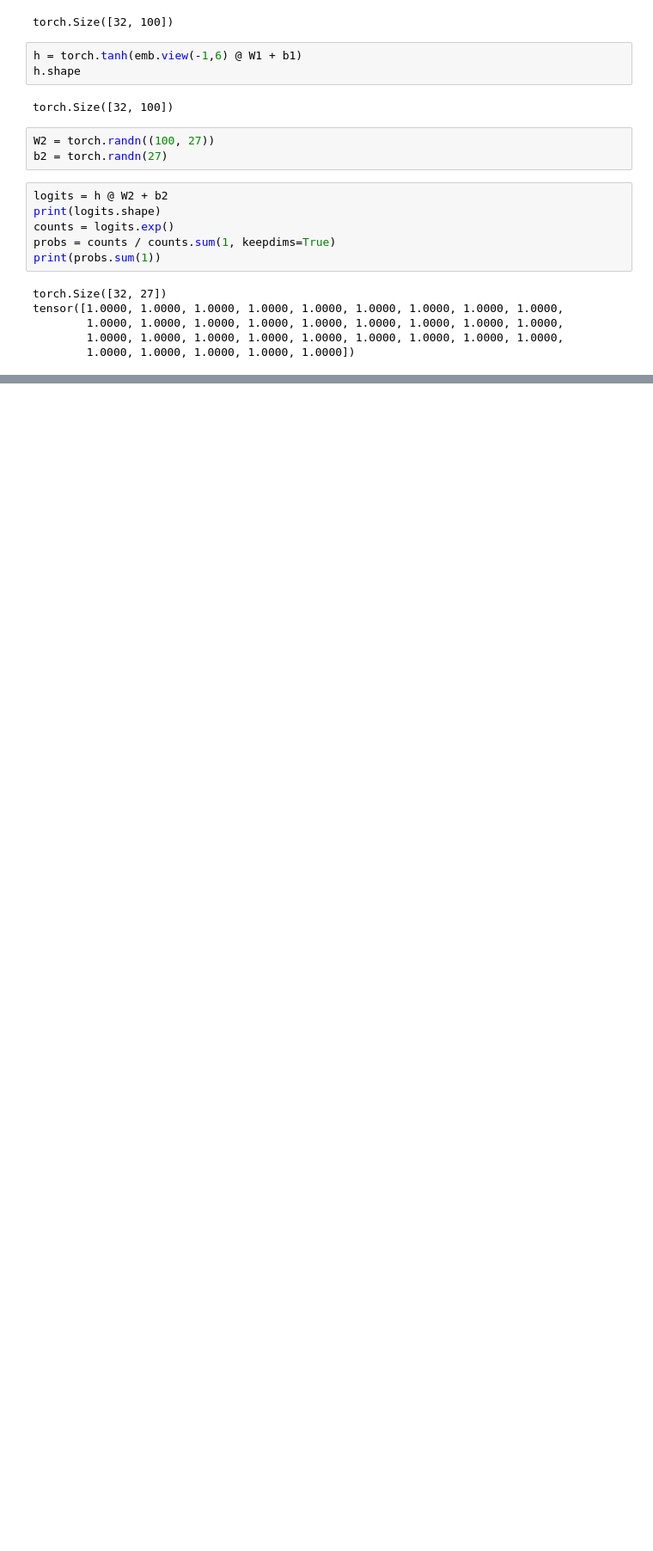
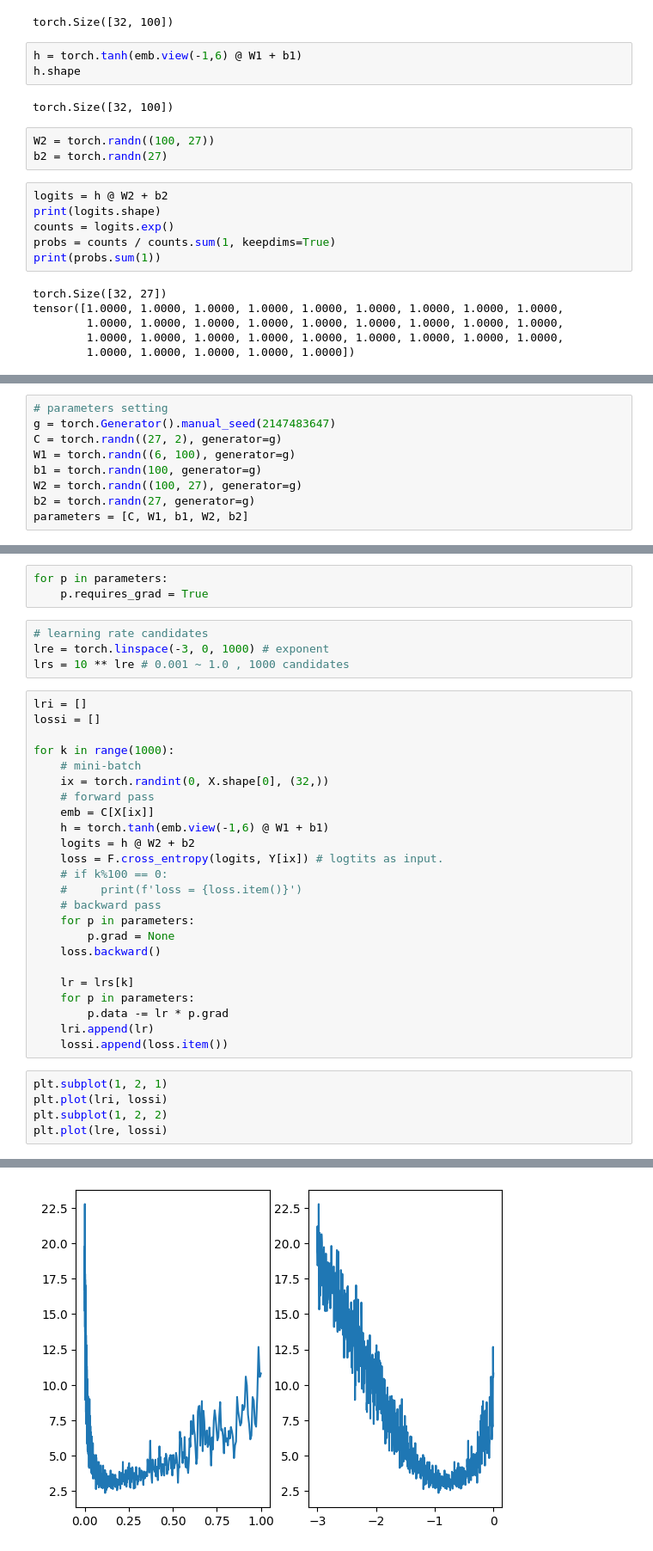
Before and after one commit to HJoonKwon/makemore, a Jupyter notebook: lecture_mlp.ipynb, the cells around one changed output, grey strips where cells are left out. Shown at 86% size. Saved outputs shown, nothing was run; the diff lists cells and outputs as text; blank space fills up the shorter version.

```diff
--- a/lecture_mlp.ipynb
+++ b/lecture_mlp.ipynb
@@ -124,0 +169,9 @@ tensor([1.0000, 1.0000, 1.0000, 1.0000, 1.0000, 1.0000, 1.0000, 1.0000, 1.0000,
+# %%
+# parameters setting
+g = torch.Generator().manual_seed(2147483647)
+C = torch.randn((27, 2), generator=g)
+W1 = torch.randn((6, 100), generator=g)
+b1 = torch.randn(100, generator=g)
+W2 = torch.randn((100, 27), generator=g)
+b2 = torch.randn(27, generator=g)
+parameters = [C, W1, b1, W2, b2]
@@ -124,0 +182,37 @@ tensor([1.0000, 1.0000, 1.0000, 1.0000, 1.0000, 1.0000, 1.0000, 1.0000, 1.0000,
+# %%
+for p in parameters:
+    p.requires_grad = True
+# %%
+# learning rate candidates
+lre = torch.linspace(-3, 0, 1000) # exponent
+lrs = 10 ** lre # 0.001 ~ 1.0 , 1000 candidates
+# %%
+lri = []
+lossi = []
+
+for k in range(1000):
+    # mini-batch
+    ix = torch.randint(0, X.shape[0], (32,))
+    # forward pass
+    emb = C[X[ix]]
+    h = torch.tanh(emb.view(-1,6) @ W1 + b1)
+    logits = h @ W2 + b2
+    loss = F.cross_entropy(logits, Y[ix]) # logtits as input.
+    # if k%100 == 0:
+    #     print(f'loss = {loss.item()}')
+    # backward pass
+    for p in parameters:
+        p.grad = None
+    loss.backward()
+
+    lr = lrs[k]
+    for p in parameters:
+        p.data -= lr * p.grad
+    lri.append(lr)
+    lossi.append(loss.item())
+# %%
+plt.subplot(1, 2, 1)
+plt.plot(lri, lossi)
+plt.subplot(1, 2, 2)
+plt.plot(lre, lossi)
+# %% [output]
@@ -124,0 +220 @@ tensor([1.0000, 1.0000, 1.0000, 1.0000, 1.0000, 1.0000, 1.0000, 1.0000, 1.0000,
+[figure, added]
```
Also changed, not shown: parts of 13 cells of this notebook.
